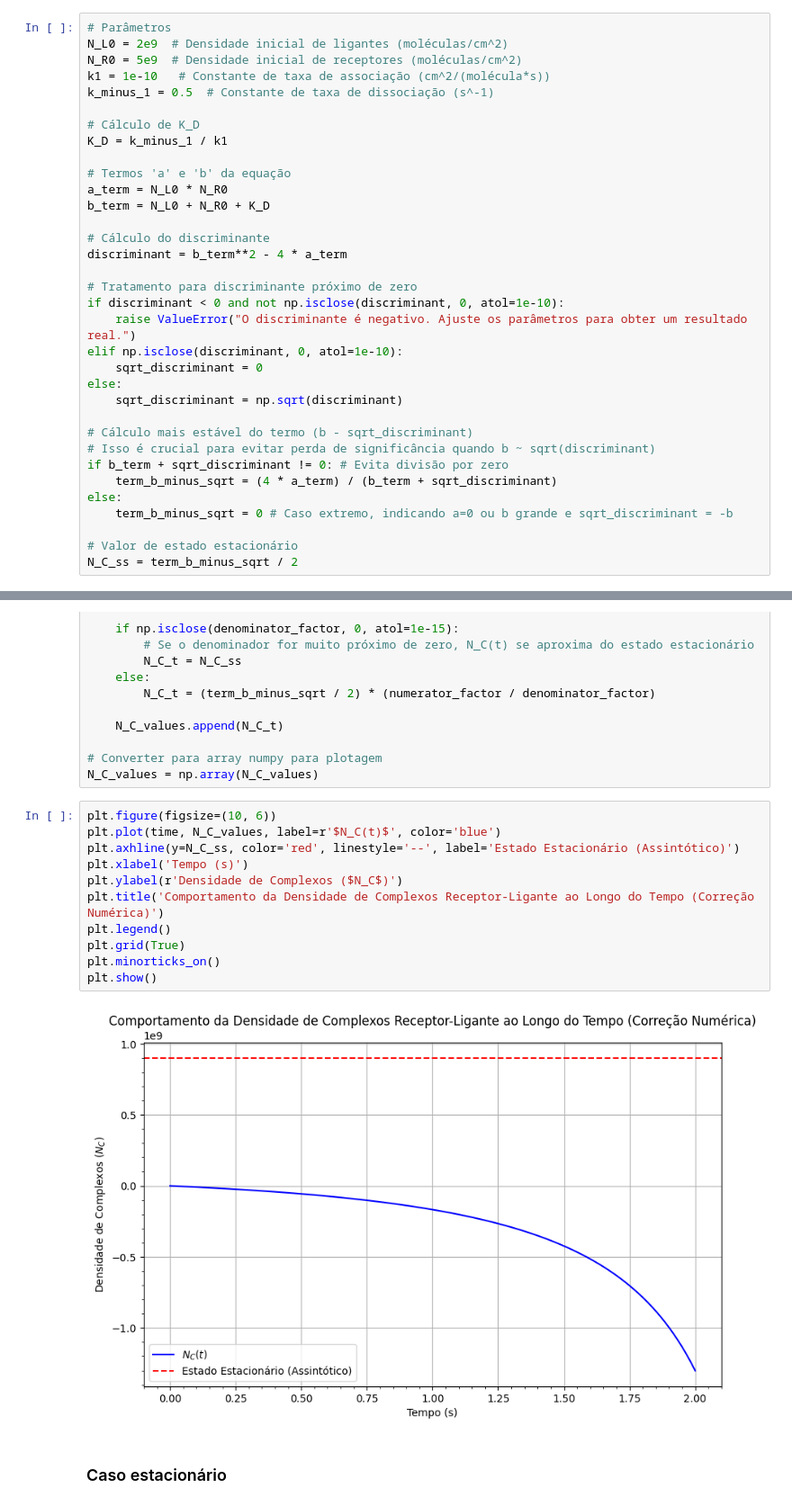
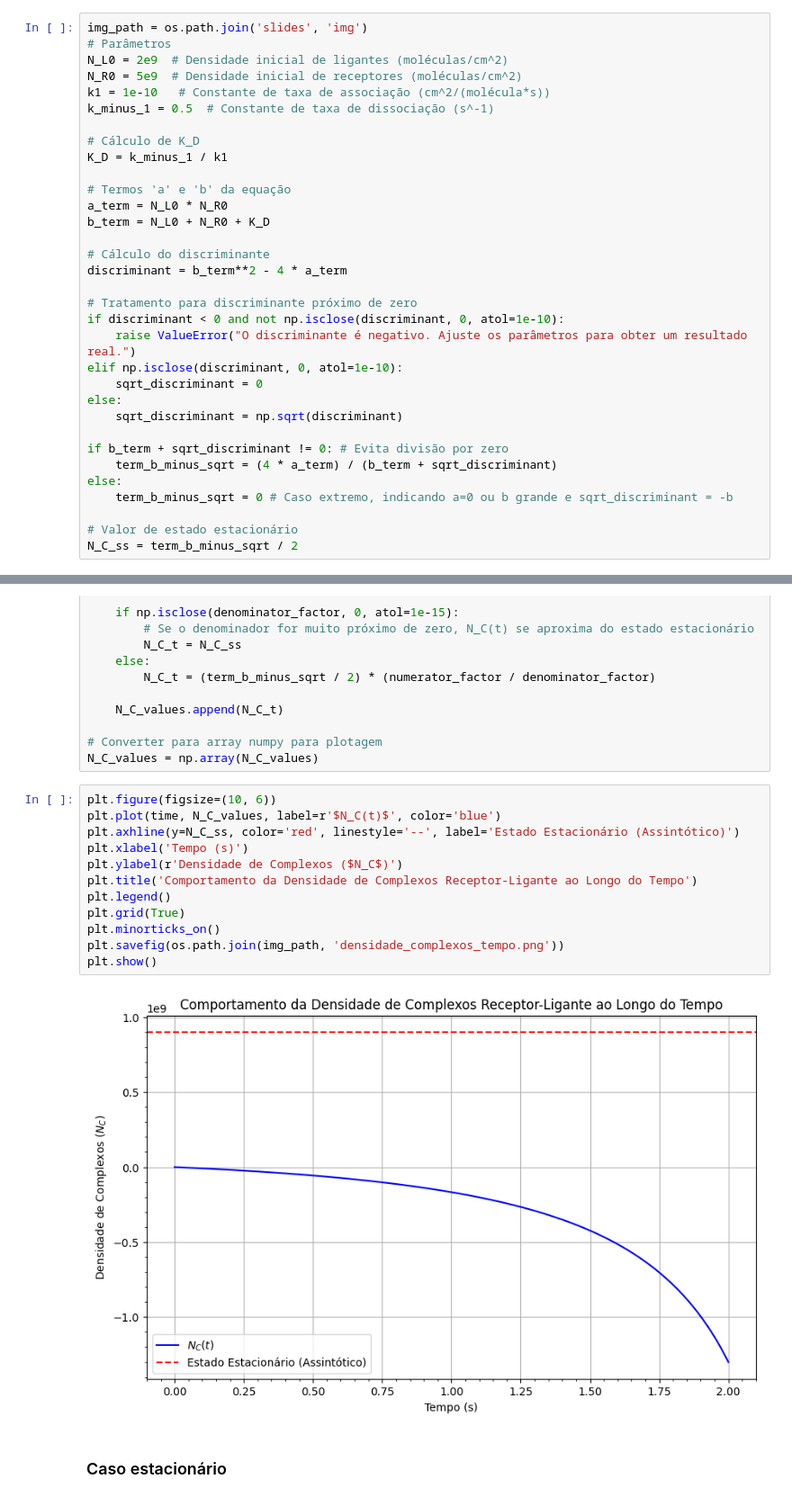
Before and after one commit to orosagustavo/transport-phen-biological, a Jupyter notebook: seminario/cell_attachment.ipynb, the cells around one changed output, grey strips where cells are left out. Shown at 90% size. Cells and saved outputs as stored; diff of their text form.

```diff
--- a/seminario/cell_attachment.ipynb
+++ b/seminario/cell_attachment.ipynb
@@ -20,6 +21,7 @@ E $K_D$ é a constante de dissociação, dada por $K_D = k_{-1}/k_1$.
 import numpy as np
 import matplotlib.pyplot as plt
 # %%
+img_path = os.path.join('slides', 'img')
 # Parâmetros
 N_L0 = 2e9  # Densidade inicial de ligantes (moléculas/cm^2)
 N_R0 = 5e9  # Densidade inicial de receptores (moléculas/cm^2)
@@ -44,8 +46,6 @@ elif np.isclose(discriminant, 0, atol=1e-10):
 else:
     sqrt_discriminant = np.sqrt(discriminant)
 
-# Cálculo mais estável do termo (b - sqrt_discriminant)
-# Isso é crucial para evitar perda de significância quando b ~ sqrt(discriminant)
 if b_term + sqrt_discriminant != 0: # Evita divisão por zero
     term_b_minus_sqrt = (4 * a_term) / (b_term + sqrt_discriminant)
 else:
@@ -81,16 +81,17 @@ N_C_values = np.array(N_C_values)
 # %%
 plt.figure(figsize=(10, 6))
 plt.plot(time, N_C_values, label=r'$N_C(t)$', color='blue')
 plt.axhline(y=N_C_ss, color='red', linestyle='--', label='Estado Estacionário (Assintótico)')
 plt.xlabel('Tempo (s)')
 plt.ylabel(r'Densidade de Complexos ($N_C$)')
-plt.title('Comportamento da Densidade de Complexos Receptor-Ligante ao Longo do Tempo (Correção Numérica)')
+plt.title('Comportamento da Densidade de Complexos Receptor-Ligante ao Longo do Tempo')
 plt.legend()
 plt.grid(True)
 plt.minorticks_on()
+plt.savefig(os.path.join(img_path, 'densidade_complexos_tempo.png'))
 plt.show()
 # %% [output]
-[figure, old version]
+[figure, new version]
 # %% [markdown]
 ### Caso estacionário
 # %%
```
Also changed, not shown: parts of 2 cells of this notebook, 26 other files.
